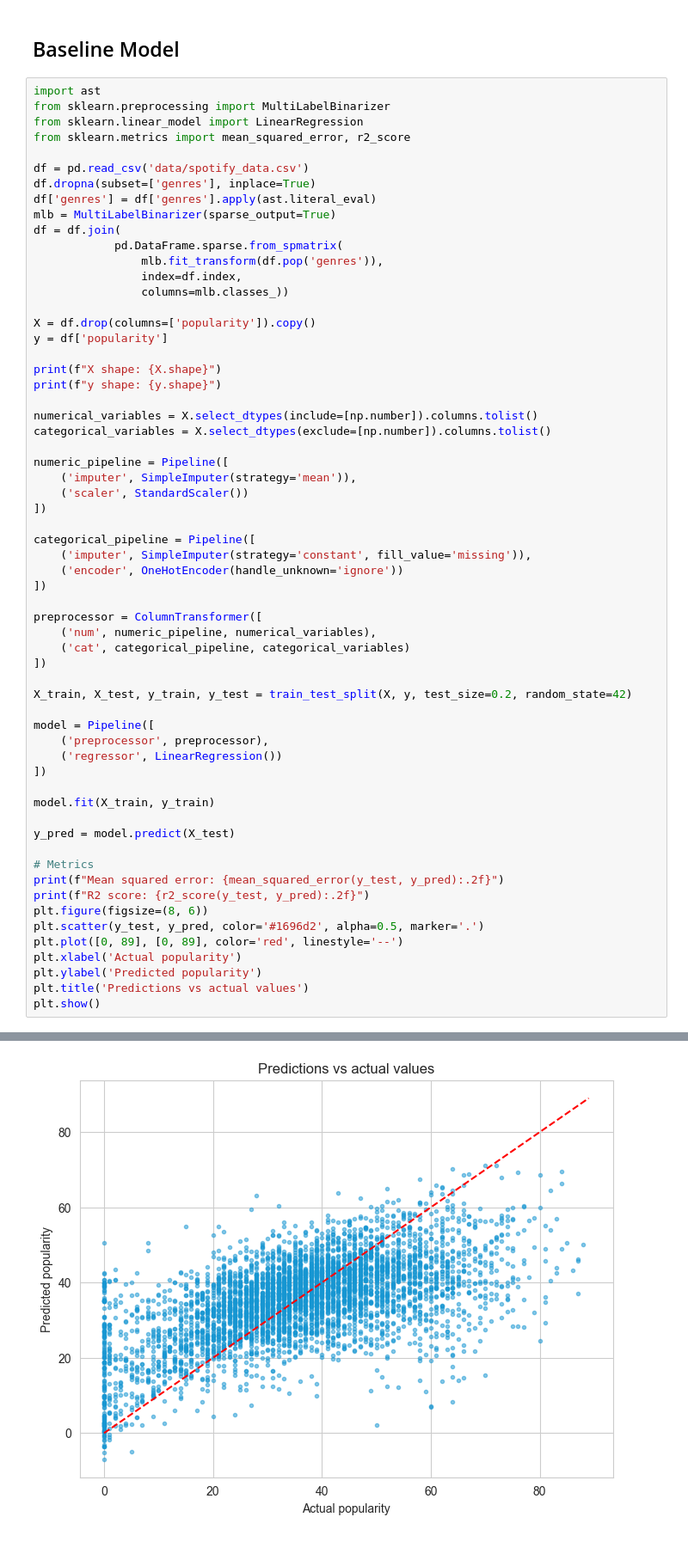
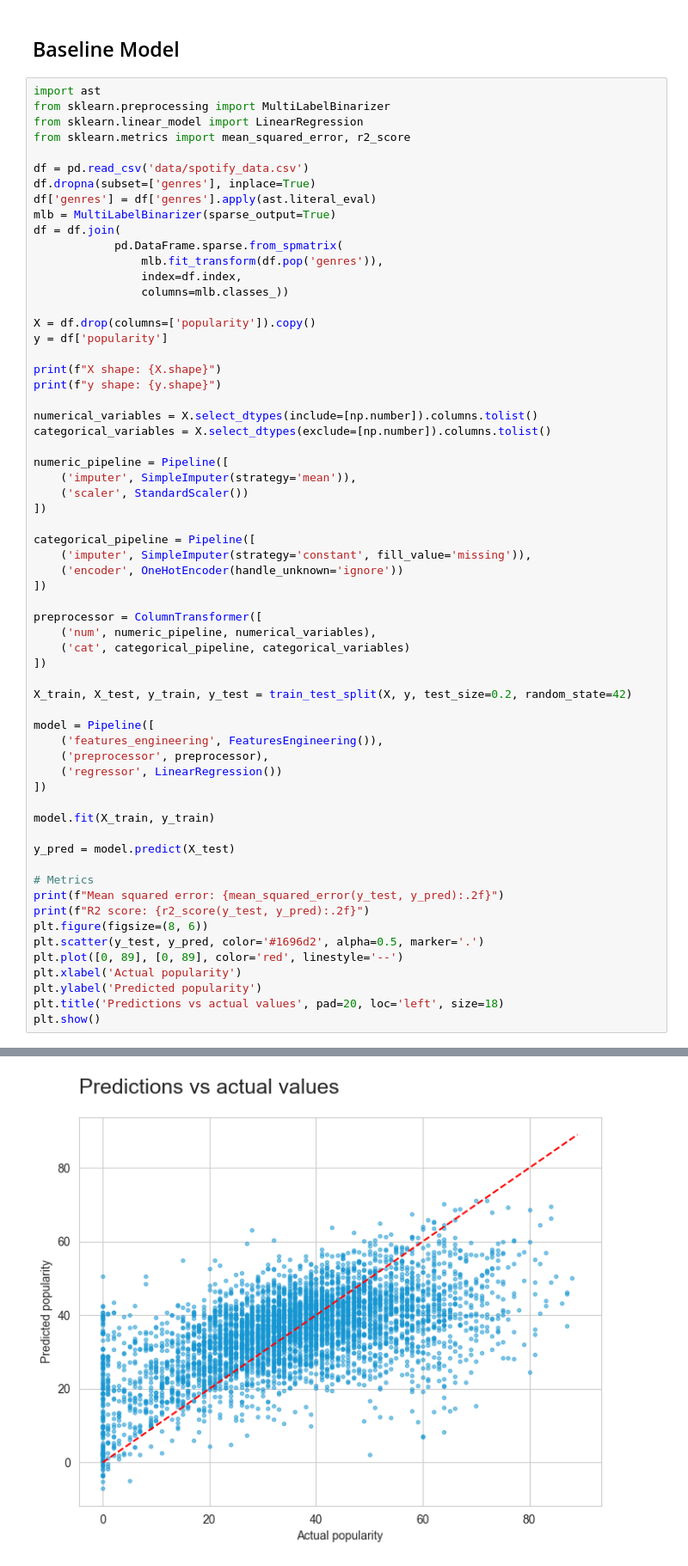
Before and after one commit to baiochi/SCC5948_Ver4_Turma3_2024, a Jupyter notebook: eda.ipynb, the cells around one changed output, grey strips where cells are left out. Shown at 86% size. Drawn from its saved outputs; the diff is of its cells as text.

```diff
--- a/eda.ipynb
+++ b/eda.ipynb
@@ -416,35 +513,36 @@ categorical_pipeline = Pipeline([
 preprocessor = ColumnTransformer([
     ('num', numeric_pipeline, numerical_variables),
     ('cat', categorical_pipeline, categorical_variables)
 ])
 
 X_train, X_test, y_train, y_test = train_test_split(X, y, test_size=0.2, random_state=42)
 
 model = Pipeline([
+    ('features_engineering', FeaturesEngineering()),
     ('preprocessor', preprocessor),
     ('regressor', LinearRegression())
 ])
 
 model.fit(X_train, y_train)
 
 y_pred = model.predict(X_test)
 
 # Metrics
 print(f"Mean squared error: {mean_squared_error(y_test, y_pred):.2f}")
 print(f"R2 score: {r2_score(y_test, y_pred):.2f}")
 plt.figure(figsize=(8, 6))
 plt.scatter(y_test, y_pred, color='#1696d2', alpha=0.5, marker='.')
 plt.plot([0, 89], [0, 89], color='red', linestyle='--')
 plt.xlabel('Actual popularity')
 plt.ylabel('Predicted popularity')
-plt.title('Predictions vs actual values')
+plt.title('Predictions vs actual values', pad=20, loc='left', size=18)
 plt.show()
 # %% [output]
 X shape: (24090, 1003)
 y shape: (24090,)
 Mean squared error: 186.89
 R2 score: 0.35
-[figure, old version]
+[figure, new version]
 # %%
 from sklearn.linear_model import ElasticNet
 
```
Also changed, not shown: parts of 8 cells of this notebook, 2 other files.
